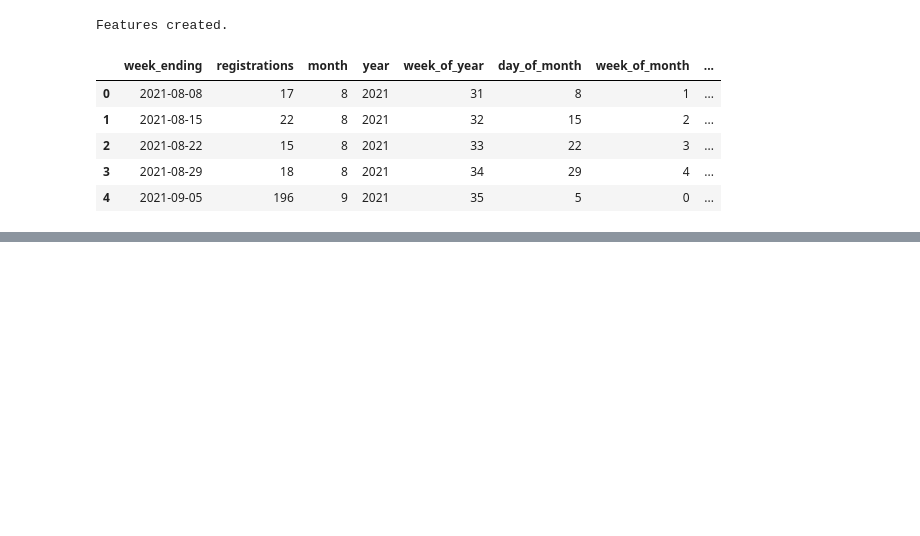
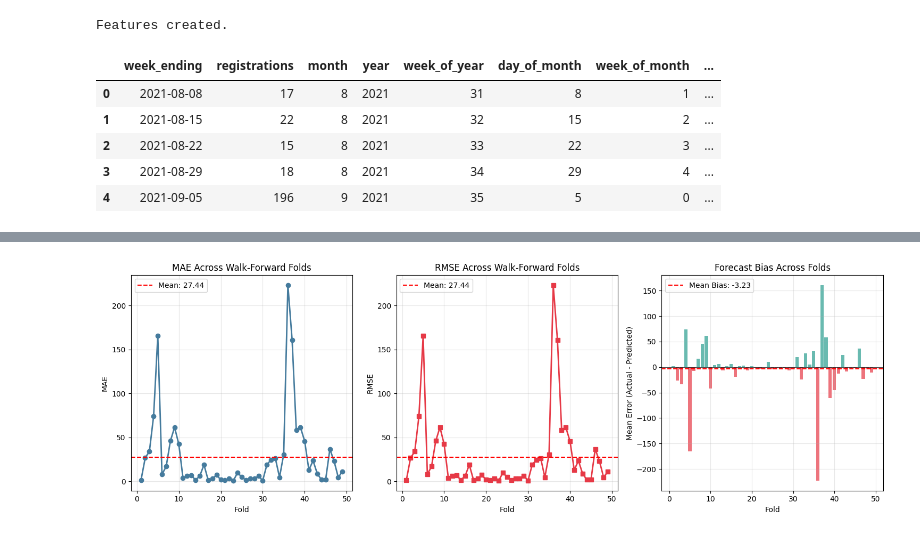
Before and after one commit to franciscopana/M.IA_Time-Series-Forecasting, a Jupyter notebook: report.ipynb, the cells around one changed output, grey strips where cells are left out. Drawn from its saved outputs; the diff is of its cells as text; code cells hidden in the pictures; blank space fills up the shorter version.

```diff
--- a/report.ipynb
+++ b/report.ipynb
@@ -374,0 +333,17 @@ plt.show()
+# %%
+
+print("OVERALL WALK-FORWARD VALIDATION RESULTS")
+
+overall_mae = np.mean(np.abs(results_df['actual'] - results_df['predicted']))
+overall_rmse = np.sqrt(np.mean((results_df['actual'] - results_df['predicted']) ** 2))
+overall_maape = np.mean(np.arctan(np.abs((results_df['actual'] - results_df['predicted']) /
+                                          (results_df['actual'] + 1e-10)))) * (180/np.pi)
+overall_me = np.mean(results_df['actual'] - results_df['predicted'])
+
+print(f"\nOverall Metrics (across all {len(results_df)} forecasts):")
+print(f"  MAE:   {overall_mae:.2f}")
+print(f"  RMSE:  {overall_rmse:.2f}")
+print(f"  MAAPE: {overall_maape:.2f}°")
+print(f"  ME:    {overall_me:+.2f} (bias)")
+
+metrics_df = pd.DataFrame(fold_metrics)
@@ -374,0 +417,37 @@ plt.show()
+# %%
+fig, axes = plt.subplots(1, 3, figsize=(15, 5))
+
+# MAE over folds
+axes[0].plot(metrics_df['fold'], metrics_df['mae'], marker='o', color='#457b9d', linewidth=2)
+axes[0].axhline(y=metrics_df['mae'].mean(), color='red', linestyle='--', label=f'Mean: {metrics_df["mae"].mean():.2f}')
+axes[0].set_xlabel('Fold')
+axes[0].set_ylabel('MAE')
+axes[0].set_title('MAE Across Walk-Forward Folds')
+axes[0].legend()
+axes[0].grid(True, alpha=0.3)
+
+# RMSE over folds
+axes[1].plot(metrics_df['fold'], metrics_df['rmse'], marker='s', color='#e63946', linewidth=2)
+axes[1].axhline(y=metrics_df['rmse'].mean(), color='red', linestyle='--', label=f'Mean: {metrics_df["rmse"].mean():.2f}')
+axes[1].set_xlabel('Fold')
+axes[1].set_ylabel('RMSE')
+axes[1].set_title('RMSE Across Walk-Forward Folds')
+axes[1].legend()
+axes[1].grid(True, alpha=0.3)
+
+# Mean Error (Bias) over folds
+colors = ['#2A9D8F' if x >= 0 else '#E63946' for x in metrics_df['me']]
+axes[2].bar(metrics_df['fold'], metrics_df['me'], color=colors, alpha=0.7)
+axes[2].axhline(y=0, color='black', linestyle='-', linewidth=0.5)
+axes[2].axhline(y=metrics_df['me'].mean(), color='red', linestyle='--', label=f'Mean Bias: {metrics_df["me"].mean():.2f}')
+axes[2].set_xlabel('Fold')
+axes[2].set_ylabel('Mean Error (Actual - Predicted)')
+axes[2].set_title('Forecast Bias Across Folds')
+axes[2].legend()
+axes[2].grid(True, alpha=0.3)
+
+plt.tight_layout()
+plt.savefig(figures_dir / 'walkforward_metrics_evolution.png', dpi=300, bbox_inches='tight')
+plt.show()
+# %% [output]
+[figure, added]
```
Also changed, not shown: parts of 16 cells of this notebook, 14 other files.
